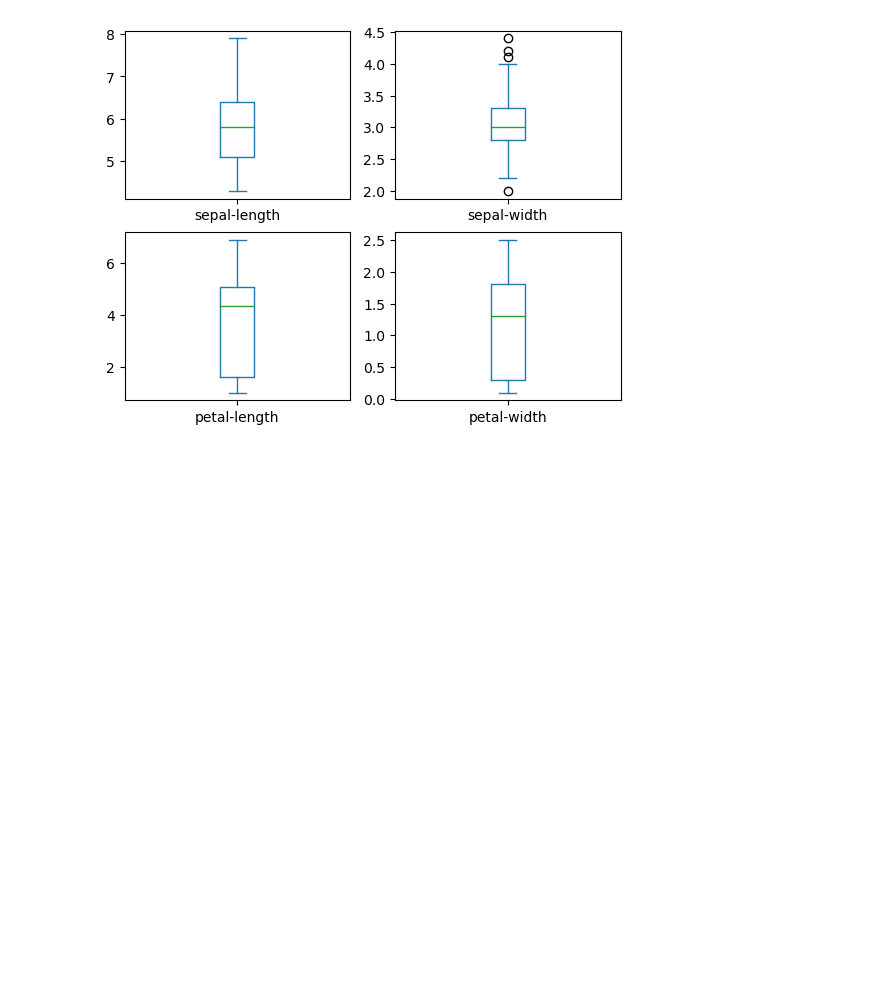
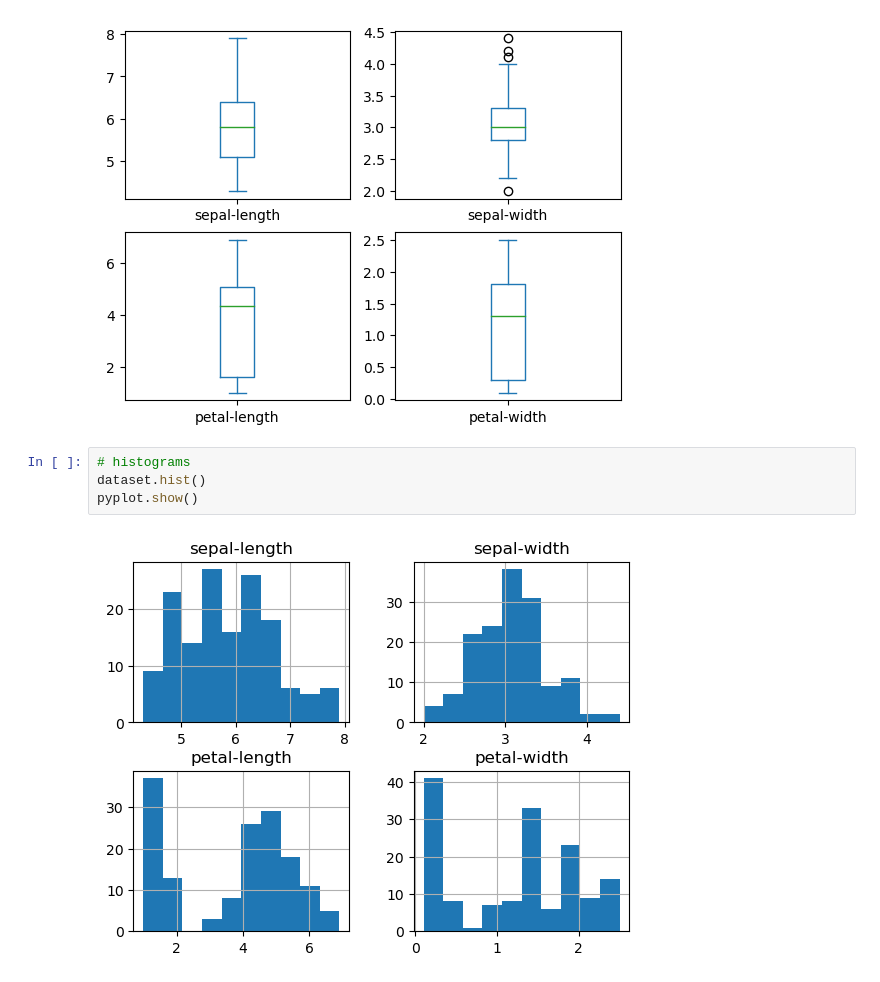
Before and after one commit to rabobahago/Machine_learning_projects, a Jupyter notebook: classification_of _iris_flowers/main.ipynb, the cells around one changed output. Cells and saved outputs as stored; diff of their text form; blank space fills up the shorter version.

Commit message:
data visualization completed

```diff
--- a/classification_of _iris_flowers/main.ipynb
+++ b/classification_of _iris_flowers/main.ipynb
@@ -106,3 +106,9 @@ dataset.plot(kind='box', subplots=True, layout=(2, 2), sharex=False, sharey=Fals
 pyplot.show()
 # %% [output]
 [figure]
+# %%
+# histograms
+dataset.hist()
+pyplot.show()
+# %% [output]
+[figure, added]
```
Also changed, not shown: parts of 3 cells of this notebook.
